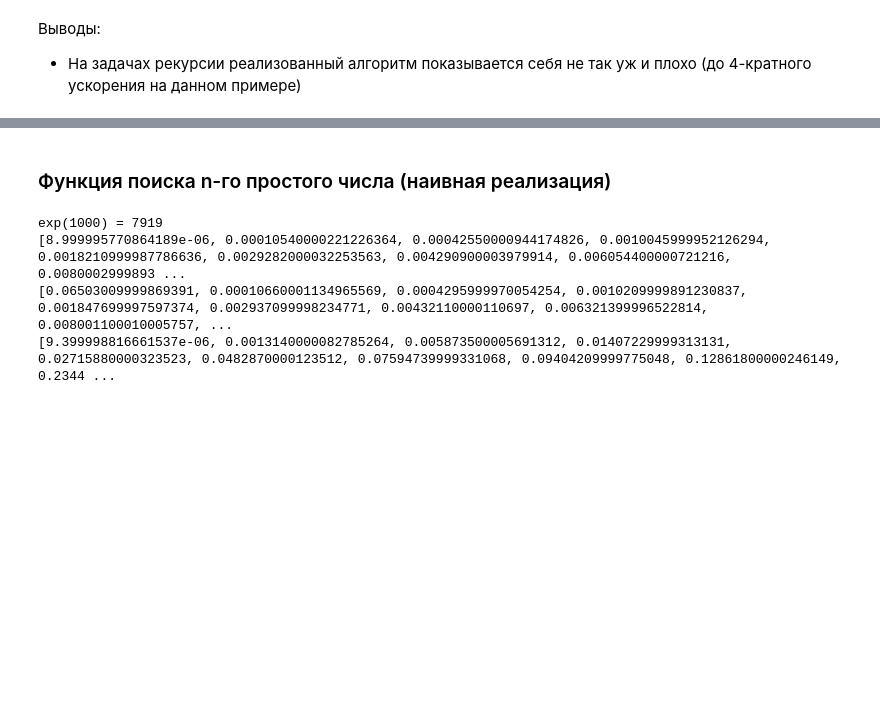
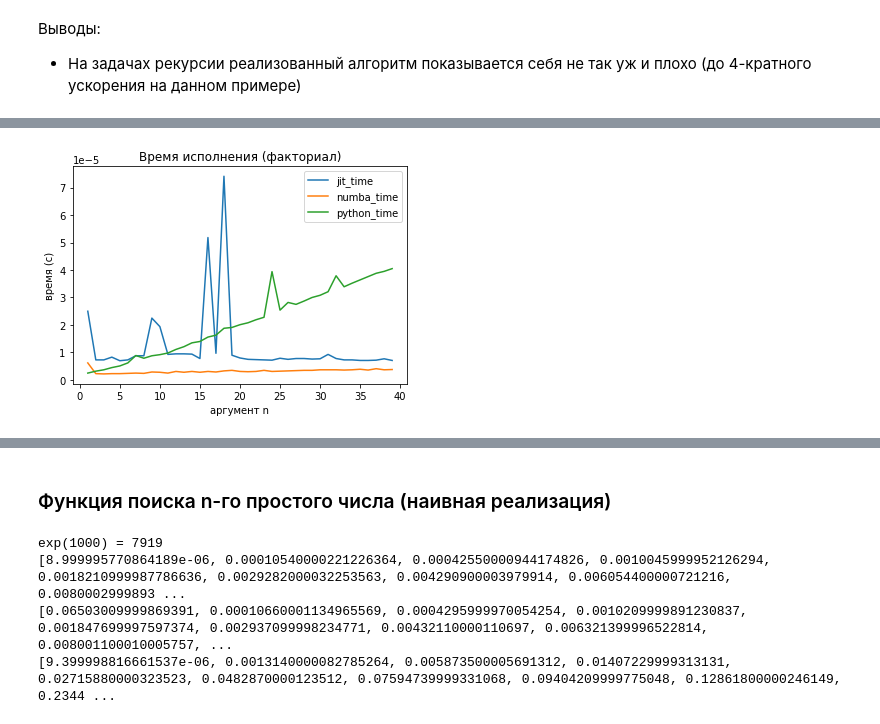
Before and after one commit to PenzaStreetGames/MetaStruct, a Jupyter notebook: performance.ipynb, the cells around one changed output, grey strips where cells are left out. Saved outputs shown, nothing was run; the diff lists cells and outputs as text; code cells hidden in the pictures; blank space fills up the shorter version.

```diff
--- a/performance.ipynb
+++ b/performance.ipynb
@@ -306,0 +327,29 @@ plt.show()
+# %%
+def py_fact(n: int) -> int:
+    if n < 2:
+        return 1
+    return n * py_fact(n - 1)
+
+@jit
+def jit_fact(n: int) -> int:
+    if n < 2:
+        return 1
+    return n * jit_fact(n - 1)
+
+@numba.jit
+def numba_fact(n: int) -> int:
+    if n < 2:
+        return 1
+    return n * numba_fact(n - 1)
+# %%
+arg = 10
+print(f"fib({arg}) = {jit_fact(arg)}")
+args = range(1, 40)
+jit_fact_time, numba_fact_time, python_fact_time = [], [], []
+for arg in args:
+    jit_fact_time.append(timeit(lambda: jit_fact(arg), number=10))
+    numba_fact_time.append(timeit(lambda: numba_fact(arg), number=10))
+    python_fact_time.append(timeit(lambda: py_fact(arg), number=10))
+print(jit_fact_time)
+print(numba_fact_time)
+print(python_fact_time)
@@ -306,0 +361,12 @@ plt.show()
+# %%
+plt.plot(args, jit_fact_time, label='jit_time')
+plt.plot(args, numba_fact_time, label='numba_time')
+plt.plot(args, python_fact_time, label='python_time')
+plt.xlabel('аргумент n')
+plt.ylabel('время (с)')
+plt.title('Время исполнения (факториал)')
+plt.legend()
+plt.savefig("report/plots/exec_fact_3.png")
+plt.show()
+# %% [output]
+[figure, added]
```
Also changed, not shown: parts of 6 cells of this notebook, 10 other files.
